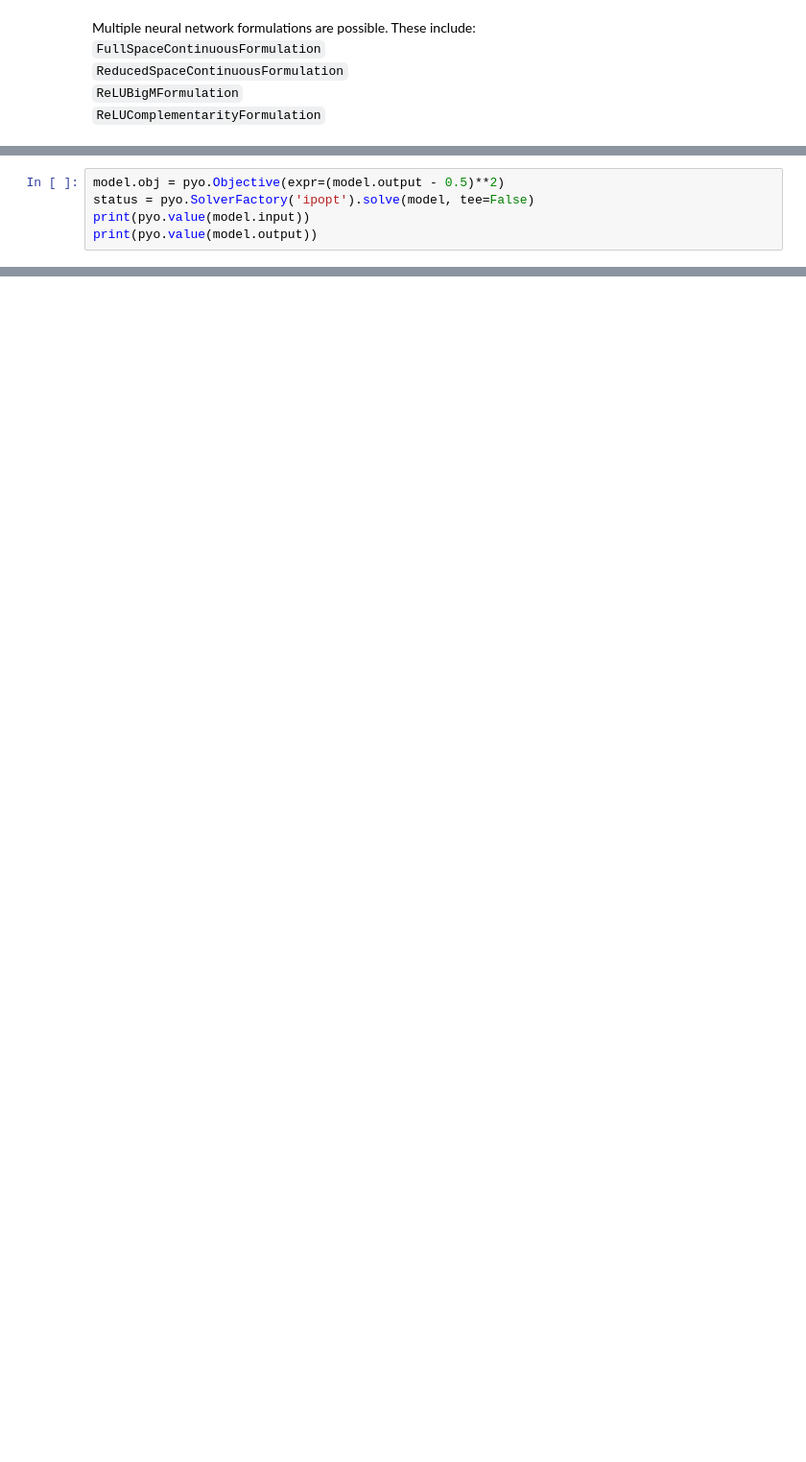
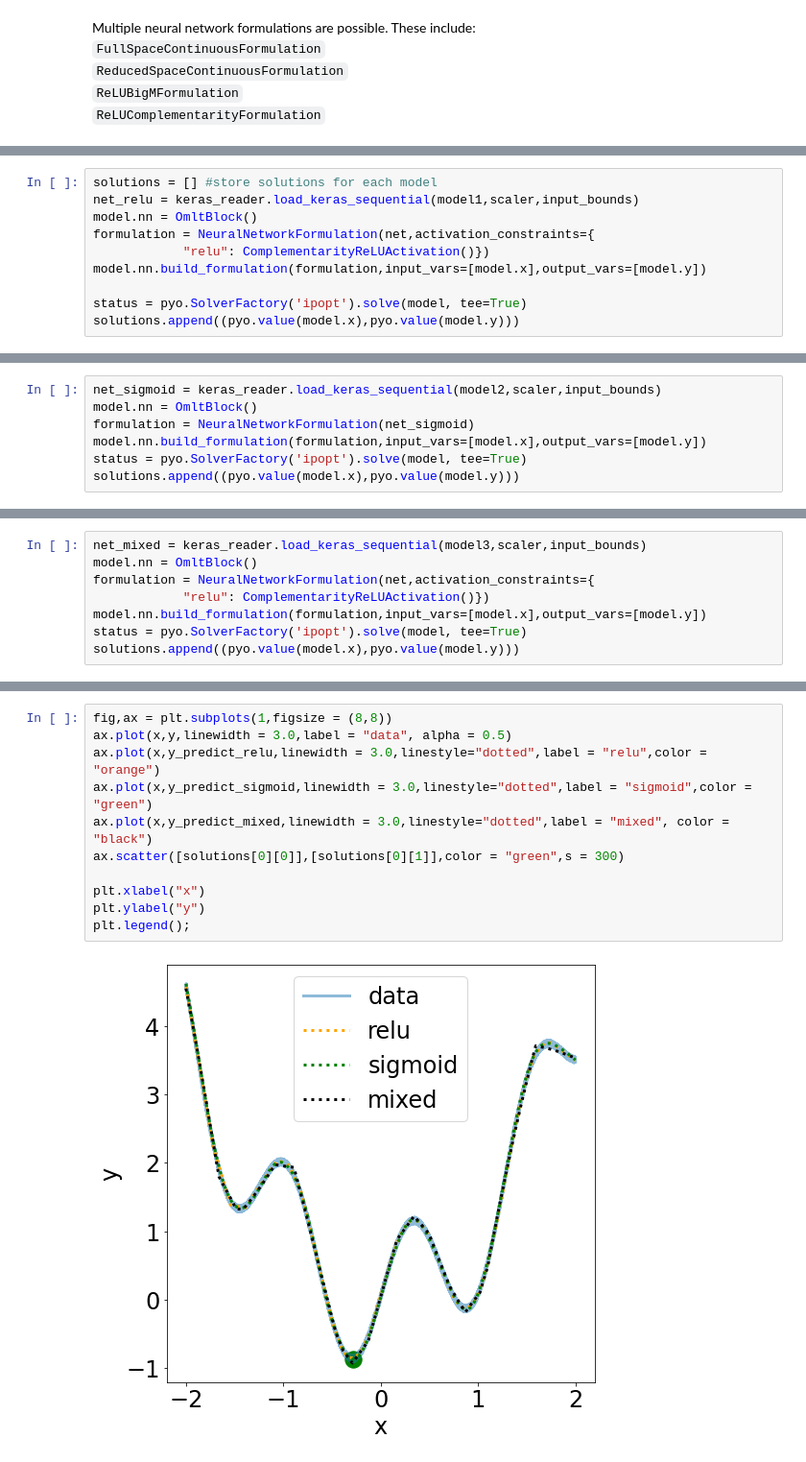
Before and after one commit to chrismarquez/OMLT, a Jupyter notebook: docs/notebooks/neuralnet/formulate_neural_networks.ipynb, the cells around one changed output, grey strips where cells are left out. Shown at 96% size. Saved outputs shown, nothing was run; the diff lists cells and outputs as text; blank space fills up the shorter version.

Commit message:
more progress on formulations notebook

```diff
--- a/docs/notebooks/neuralnet/formulate_neural_networks.ipynb
+++ b/docs/notebooks/neuralnet/formulate_neural_networks.ipynb
@@ -226,5 +198,0 @@ $s.t. \hat{y} = N(x)$
-# %%
-model.obj = pyo.Objective(expr=(model.output - 0.5)**2)
-status = pyo.SolverFactory('ipopt').solve(model, tee=False)
-print(pyo.value(model.input))
-print(pyo.value(model.output))
@@ -243,0 +255,10 @@ NameError: name 'ReLUComplementarityFormulation' is not defined
+# %%
+solutions = [] #store solutions for each model
+net_relu = keras_reader.load_keras_sequential(model1,scaler,input_bounds)
+model.nn = OmltBlock()
+formulation = NeuralNetworkFormulation(net,activation_constraints={
+            "relu": ComplementarityReLUActivation()})
+model.nn.build_formulation(formulation,input_vars=[model.x],output_vars=[model.y])
+
+status = pyo.SolverFactory('ipopt').solve(model, tee=True)
+solutions.append((pyo.value(model.x),pyo.value(model.y)))
@@ -243,0 +286,7 @@ NameError: name 'ReLUComplementarityFormulation' is not defined
+# %%
+net_sigmoid = keras_reader.load_keras_sequential(model2,scaler,input_bounds)
+model.nn = OmltBlock()
+formulation = NeuralNetworkFormulation(net_sigmoid)
+model.nn.build_formulation(formulation,input_vars=[model.x],output_vars=[model.y])
+status = pyo.SolverFactory('ipopt').solve(model, tee=True)
+solutions.append((pyo.value(model.x),pyo.value(model.y)))
@@ -243,0 +315,8 @@ NameError: name 'ReLUComplementarityFormulation' is not defined
+# %%
+net_mixed = keras_reader.load_keras_sequential(model3,scaler,input_bounds)
+model.nn = OmltBlock()
+formulation = NeuralNetworkFormulation(net,activation_constraints={
+            "relu": ComplementarityReLUActivation()})
+model.nn.build_formulation(formulation,input_vars=[model.x],output_vars=[model.y])
+status = pyo.SolverFactory('ipopt').solve(model, tee=True)
+solutions.append((pyo.value(model.x),pyo.value(model.y)))
@@ -243,0 +345,13 @@ NameError: name 'ReLUComplementarityFormulation' is not defined
+# %%
+fig,ax = plt.subplots(1,figsize = (8,8))
+ax.plot(x,y,linewidth = 3.0,label = "data", alpha = 0.5)
+ax.plot(x,y_predict_relu,linewidth = 3.0,linestyle="dotted",label = "relu",color = "orange")
+ax.plot(x,y_predict_sigmoid,linewidth = 3.0,linestyle="dotted",label = "sigmoid",color = "green")
+ax.plot(x,y_predict_mixed,linewidth = 3.0,linestyle="dotted",label = "mixed", color = "black")
+ax.scatter([solutions[0][0]],[solutions[0][1]],color = "green",s = 300)
+
+plt.xlabel("x")
+plt.ylabel("y")
+plt.legend();
+# %% [output]
+[figure, added]
```
Also changed, not shown: parts of 35 cells of this notebook.
